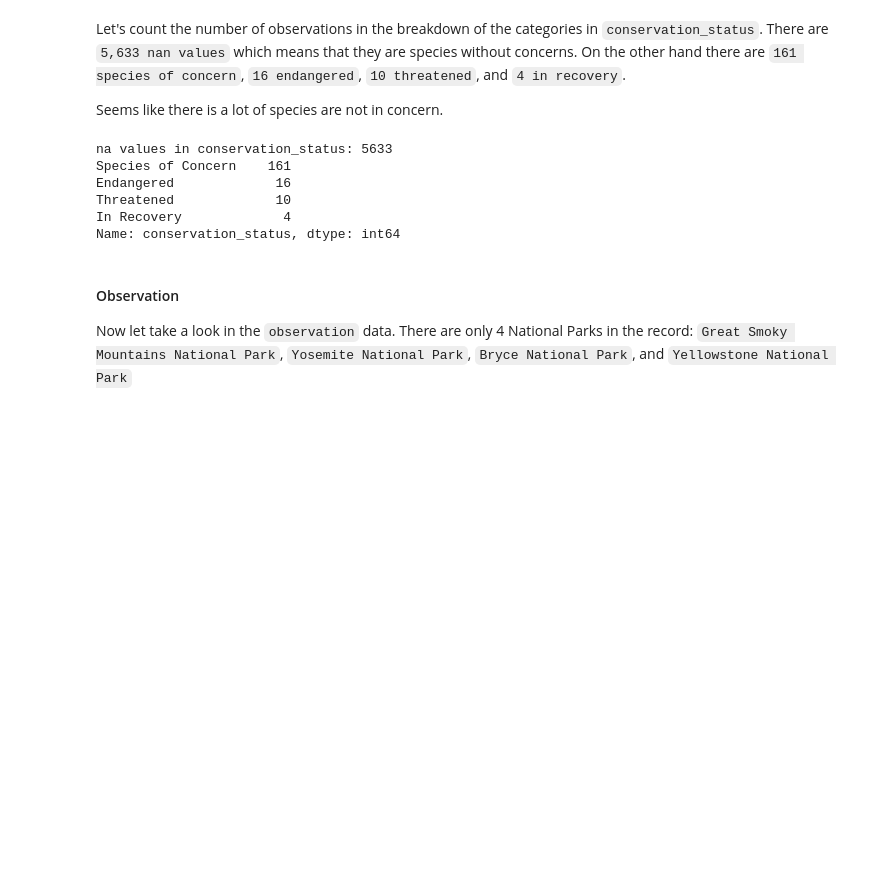
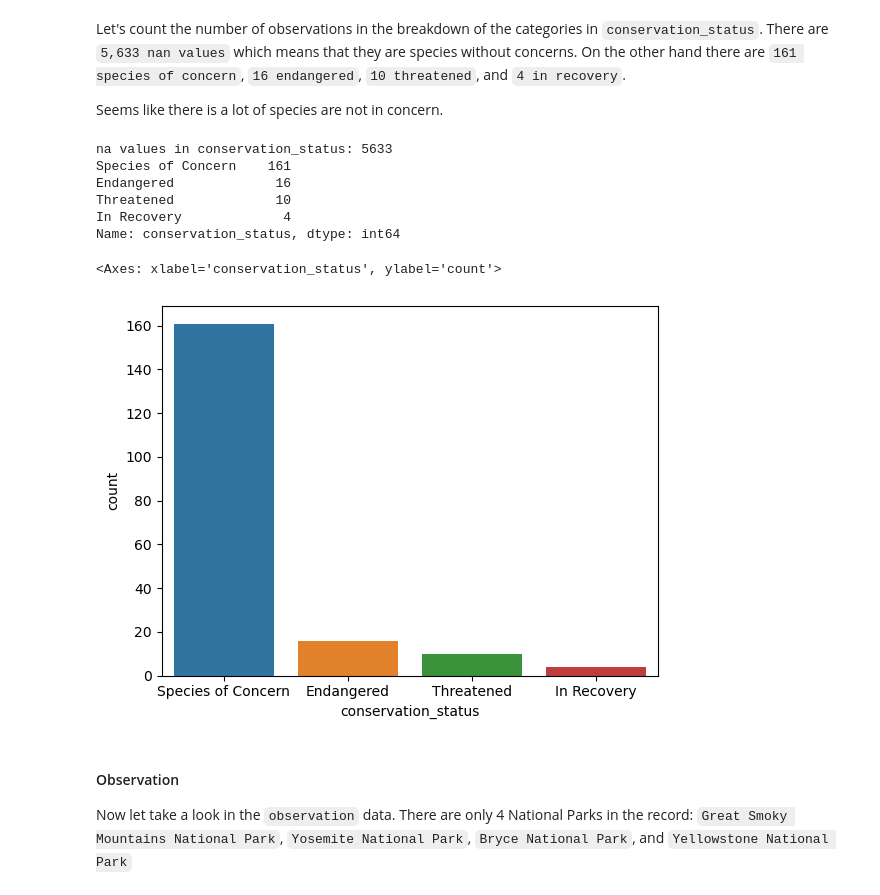
Before and after one commit to unclethien/National_Parks_Service_Project, a Jupyter notebook: biodiversity.ipynb, the cells around one changed output. Saved outputs shown, nothing was run; the diff lists cells and outputs as text; code cells hidden in the pictures; blank space fills up the shorter version.

```diff
--- a/biodiversity.ipynb
+++ b/biodiversity.ipynb
@@ -170,13 +173,16 @@ Seems like there is a lot of species are not in concern.
 # %%
 print(f"na values in conservation_status: {species.conservation_status.isna().sum()}")
 print(species.conservation_status.value_counts())
+sns.countplot(x=species.conservation_status, data=species)
 # %% [output]
 na values in conservation_status: 5633
 Species of Concern    161
 Endangered             16
 Threatened             10
 In Recovery             4
 Name: conservation_status, dtype: int64
+<Axes: xlabel='conservation_status', ylabel='count'>
+[figure, added]
 # %% [markdown]
 #### Observation
 
```
Also changed, not shown: parts of 4 cells of this notebook.
